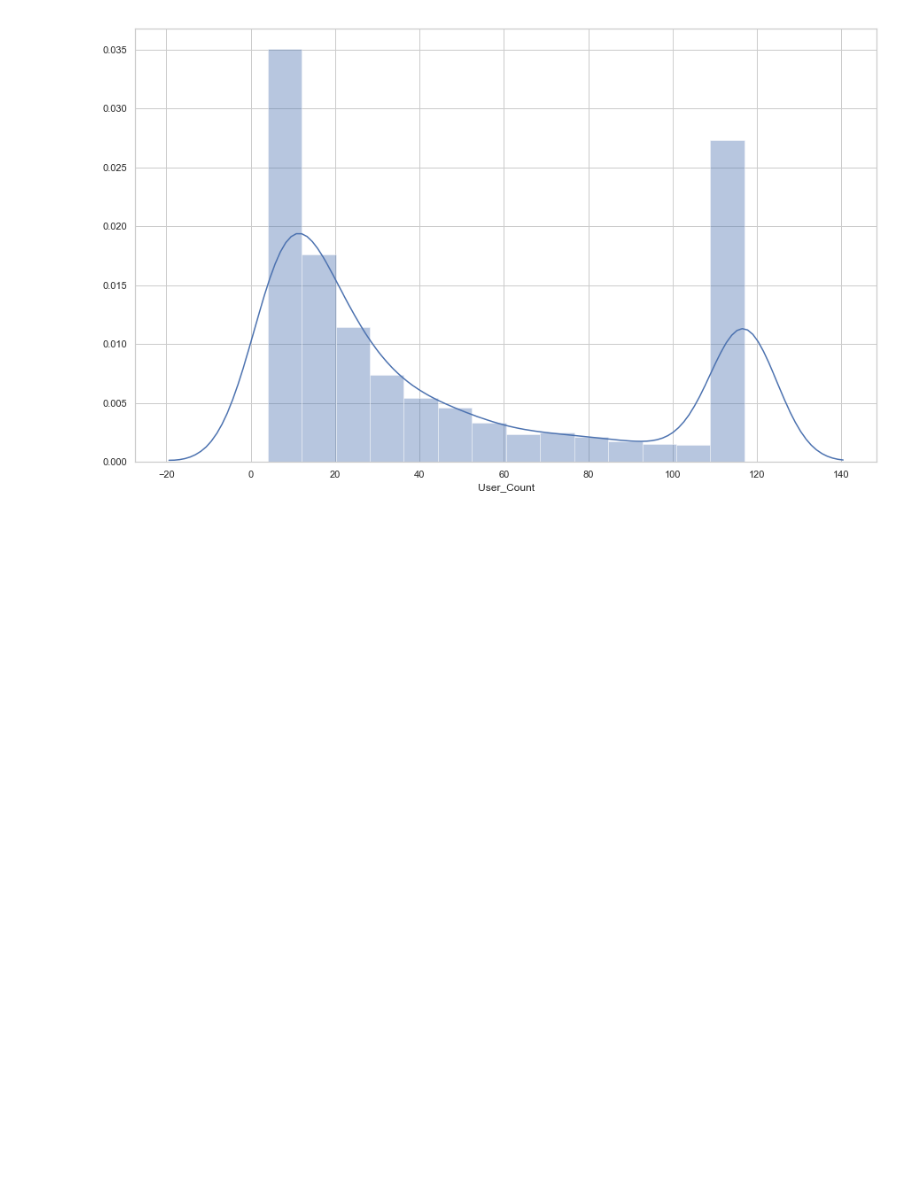
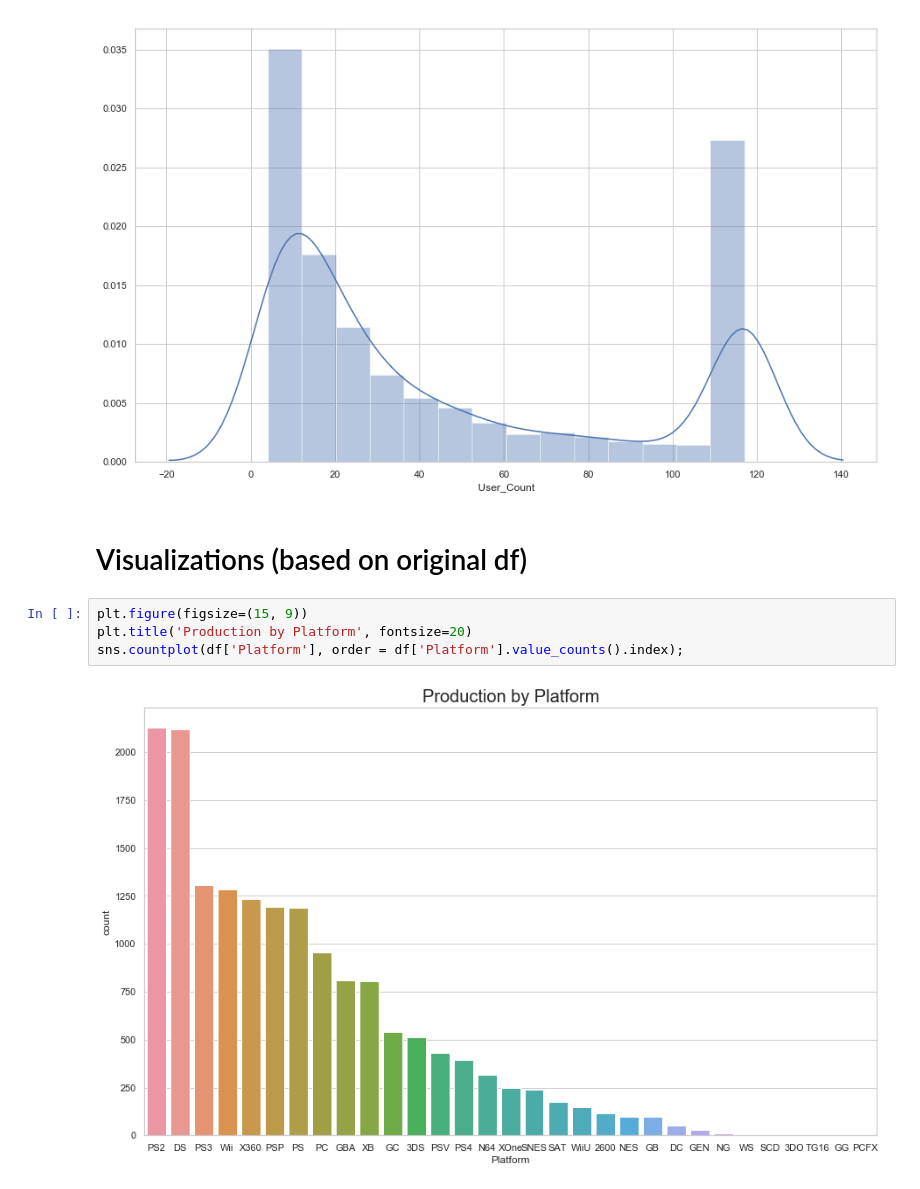
Before and after one commit to legomydiego/Thinkful-Unit-3, a Jupyter notebook: Supervised Learning Capstone Project.ipynb, the cells around one changed output. Saved outputs shown, nothing was run; the diff lists cells and outputs as text; blank space fills up the shorter version.

```diff
--- a/Supervised Learning Capstone Project.ipynb
+++ b/Supervised Learning Capstone Project.ipynb
@@ -219,3 +239,11 @@ sns.distplot(clean_df['User_Count'])
 # %% [output]
 <matplotlib.axes._subplots.AxesSubplot at 0x...>
 [figure]
+# %% [markdown]
+# Visualizations (based on original df)
+# %%
+plt.figure(figsize=(15, 9))
+plt.title('Production by Platform', fontsize=20)
+sns.countplot(df['Platform'], order = df['Platform'].value_counts().index);
+# %% [output]
+[figure, added]
```
Also changed, not shown: parts of 20 cells of this notebook.
